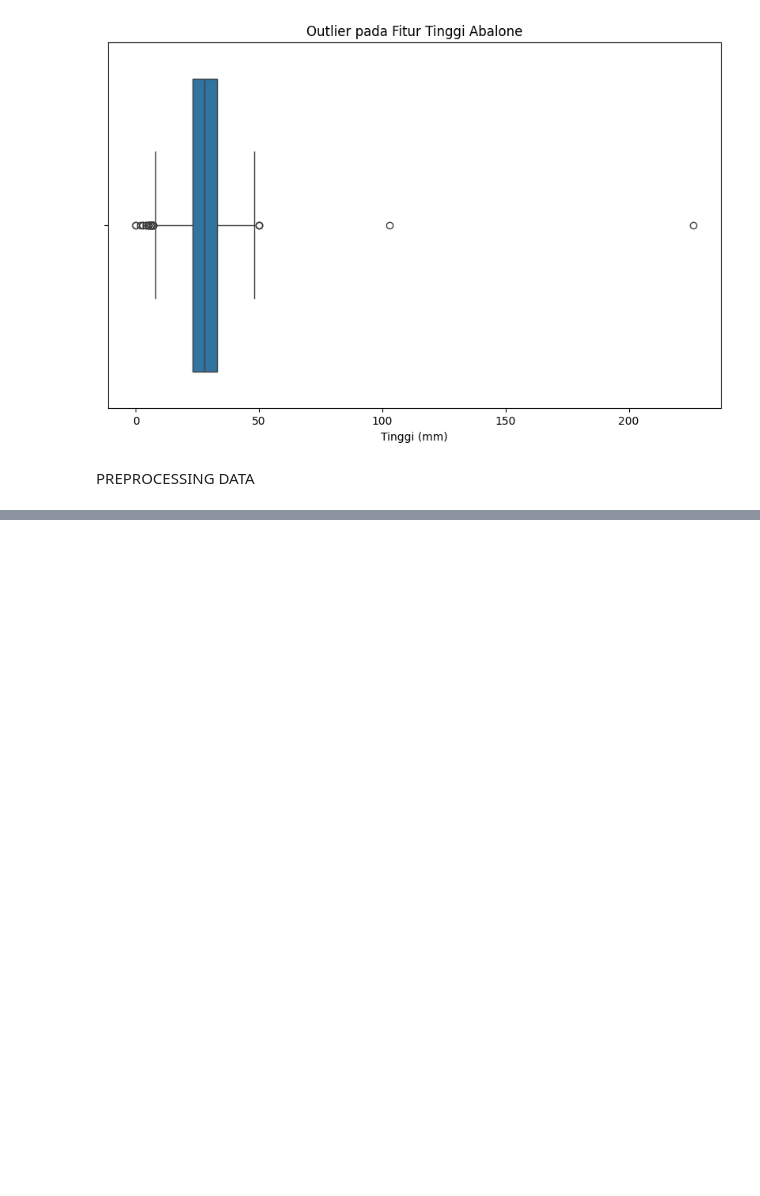
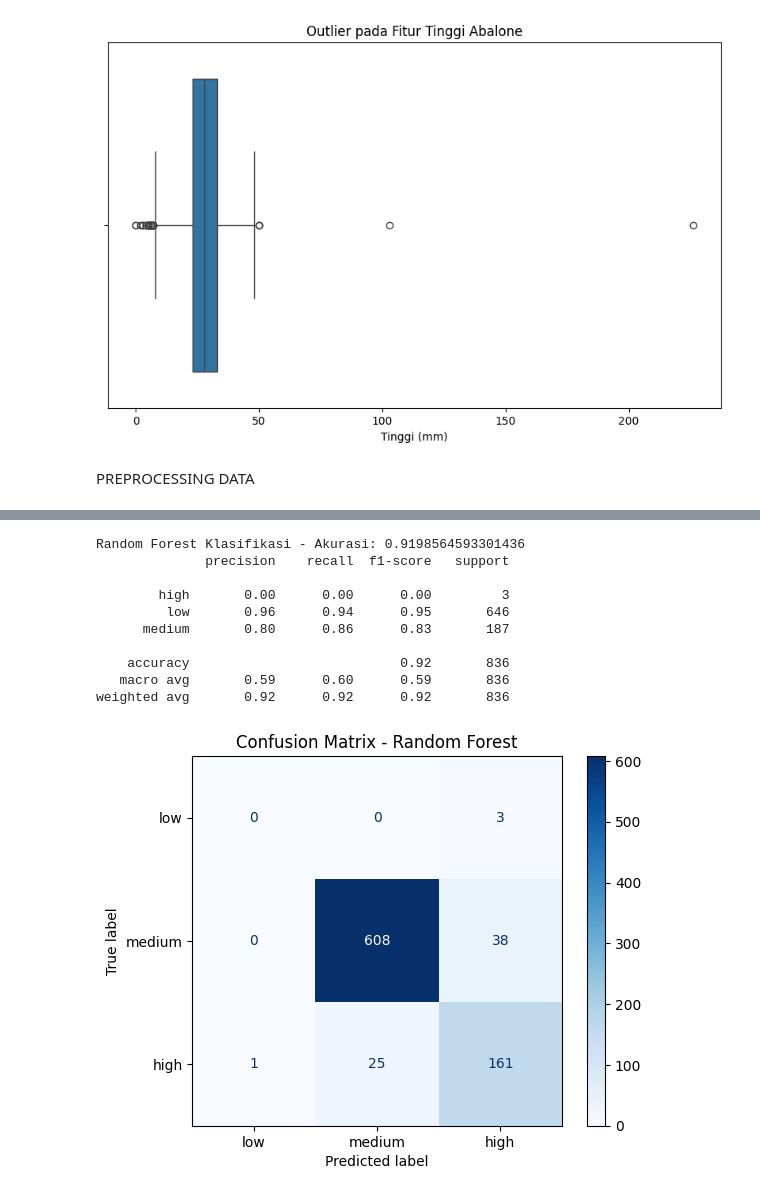
Before and after one commit to zepunnn/tubes-python, a Jupyter notebook: Tubes Abalone/Abalone.ipynb, the cells around one changed output, grey strips where cells are left out. Drawn from its saved outputs; the diff is of its cells as text; code cells hidden in the pictures; blank space fills up the shorter version.

```diff
--- a/Tubes Abalone/Abalone.ipynb
+++ b/Tubes Abalone/Abalone.ipynb
@@ -298,0 +375,15 @@ PREPROCESSING DATA
+# %%
+# Binarisasi target untuk menghitung ROC Curve
+y_test_binarized = label_binarize(y_test, classes=['low', 'medium', 'high'])
+# %%
+# Model K-Nearest Neighbors (KNN) untuk Klasifikasi
+knn_model = KNeighborsClassifier(n_neighbors=5)  # Menggunakan KNeighborsClassifier
+knn_model.fit(X_train, y_train)
+
+# Prediksi dengan KNN
+y_pred_knn = knn_model.predict(X_test)
+
+# Evaluasi KNN
+accuracy_knn = accuracy_score(y_test, y_pred_knn)
+print(f'KNN Klasifikasi - Akurasi: {accuracy_knn}')
+print(classification_report(y_test, y_pred_knn))
@@ -298,0 +401,33 @@ PREPROCESSING DATA
+# %%
+# ROC Curve dan AUC untuk Random Forest
+rf_probs = rf_model.predict_proba(X_test)
+rf_fpr, rf_tpr, _ = roc_curve(y_test_binarized[:, 1], rf_probs[:, 1])  # Menggunakan kelas 'medium'
+rf_auc = auc(rf_fpr, rf_tpr)
+
+# Model Random Forest untuk Klasifikasi
+rf_model = RandomForestClassifier(random_state=42)
+rf_model.fit(X_train, y_train)
+
+# Prediksi dengan Random Forest
+y_pred_rf = rf_model.predict(X_test)
+
+# Evaluasi Random Forest
+accuracy_rf = accuracy_score(y_test, y_pred_rf)
+print(f'Random Forest Klasifikasi - Akurasi: {accuracy_rf}')
+print(classification_report(y_test, y_pred_rf))
+cm_rf = confusion_matrix(y_test, y_pred_rf)
+ConfusionMatrixDisplay(cm_rf, display_labels=['low', 'medium', 'high']).plot(cmap='Blues')
+plt.title('Confusion Matrix - Random Forest')
+plt.show()
+# %% [output]
+Random Forest Klasifikasi - Akurasi: 0.9198564593301436
+              precision    recall  f1-score   support
+
+        high       0.00      0.00      0.00         3
+         low       0.96      0.94      0.95       646
+      medium       0.80      0.86      0.83       187
+
+    accuracy                           0.92       836
+   macro avg       0.59      0.60      0.59       836
+weighted avg       0.92      0.92      0.92       836
+[figure, added]
```
Also changed, not shown: parts of 20 cells of this notebook.
